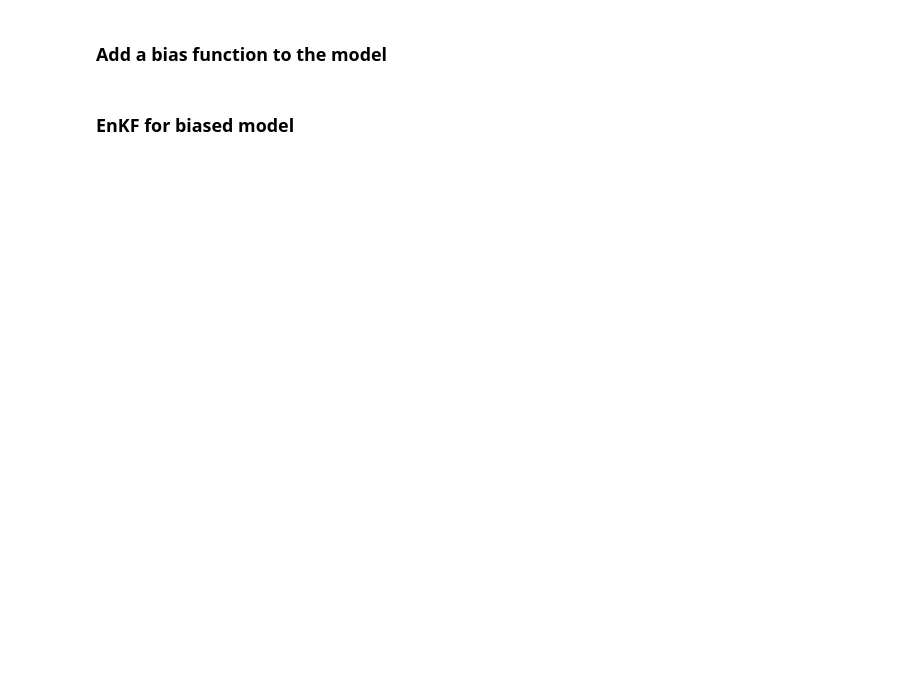
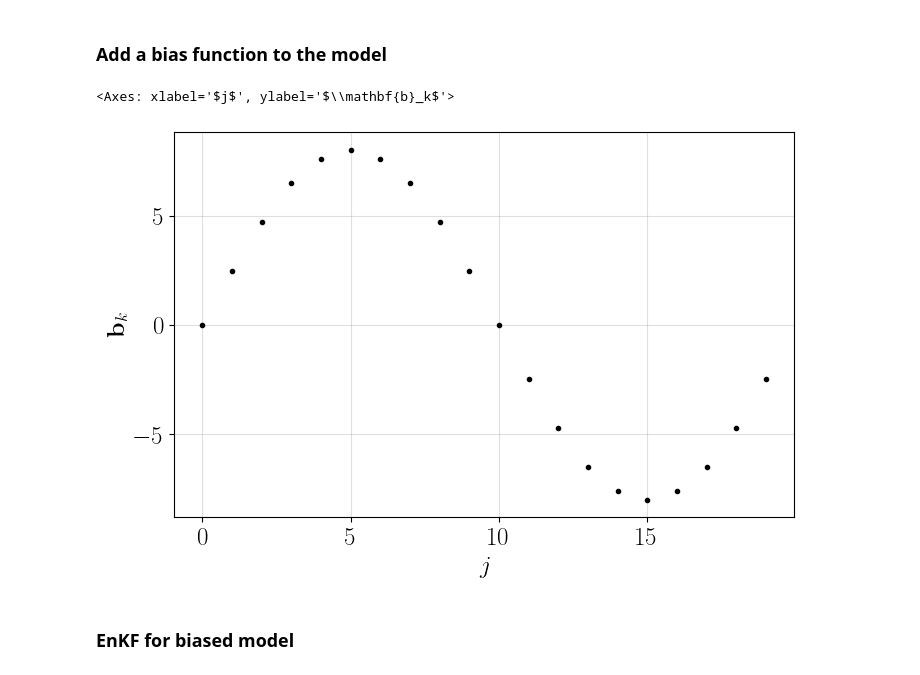
Before and after one commit to Daples/master-thesis, a Jupyter notebook: src/test_L96.ipynb, the cells around one changed output. Drawn from its saved outputs; the diff is of its cells as text; code cells hidden in the pictures; blank space fills up the shorter version.

```diff
--- a/src/test_L96.ipynb
+++ b/src/test_L96.ipynb
@@ -75,8 +74,15 @@ plt.show()
 ### Add a bias function to the model
 # %%
 idxs = np.arange(n_states)
-a_coeff = 0.2 * forcing
+a_coeff = 1 * forcing.current_value
 l96.model_bias = lambda t, x: a_coeff * np.sin(2 * np.pi * idxs / n_states)
+
+Plotter.plot(
+    idxs, l96.model_bias(0, idxs), "ko", xlabel="$j$", ylabel=r"$\mathbf{b}_k$"
+)
+# %% [output]
+<Axes: xlabel='$j$', ylabel='$\\mathbf{b}_k$'>
+[figure, added]
 # %% [markdown]
 ### EnKF for biased model
 # %%
```
Also changed, not shown: parts of 5 cells of this notebook.
